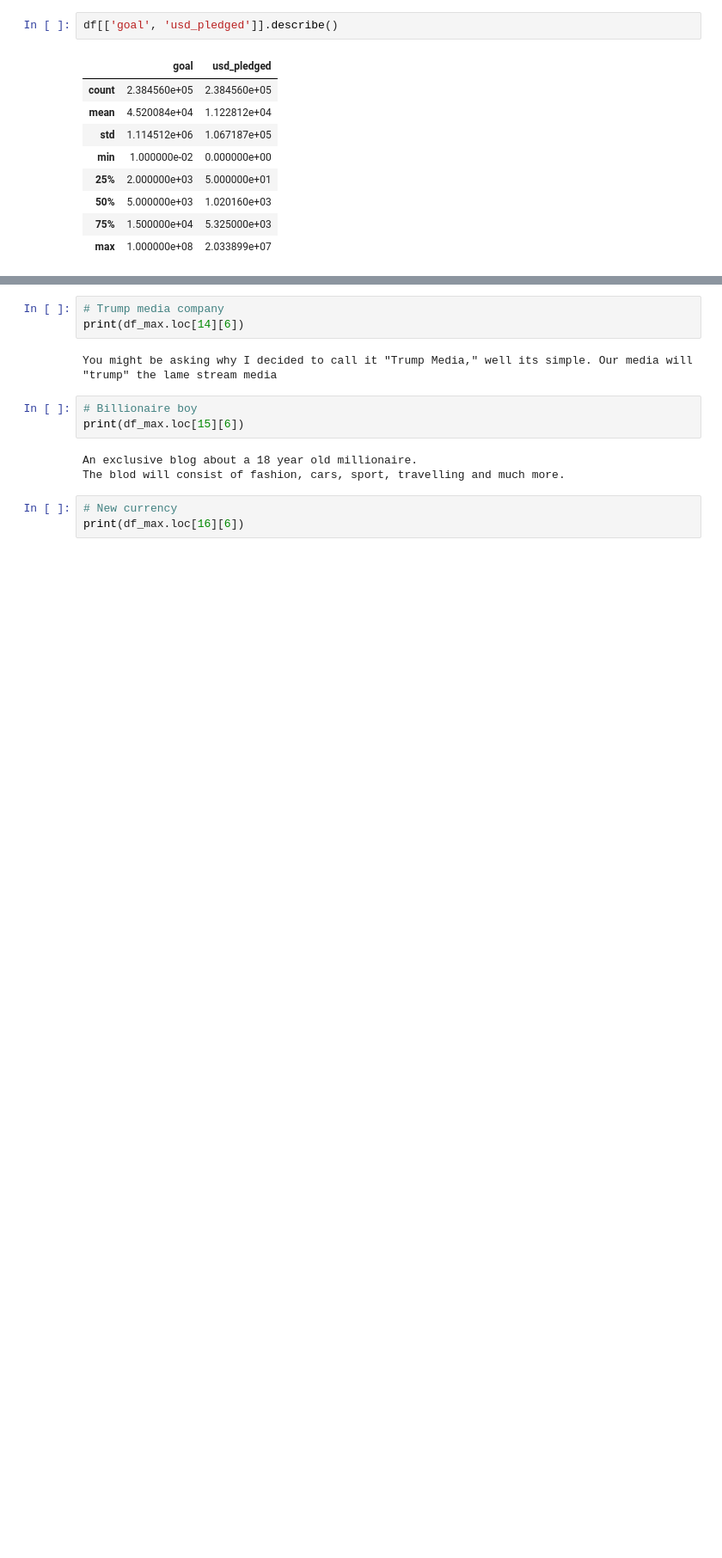
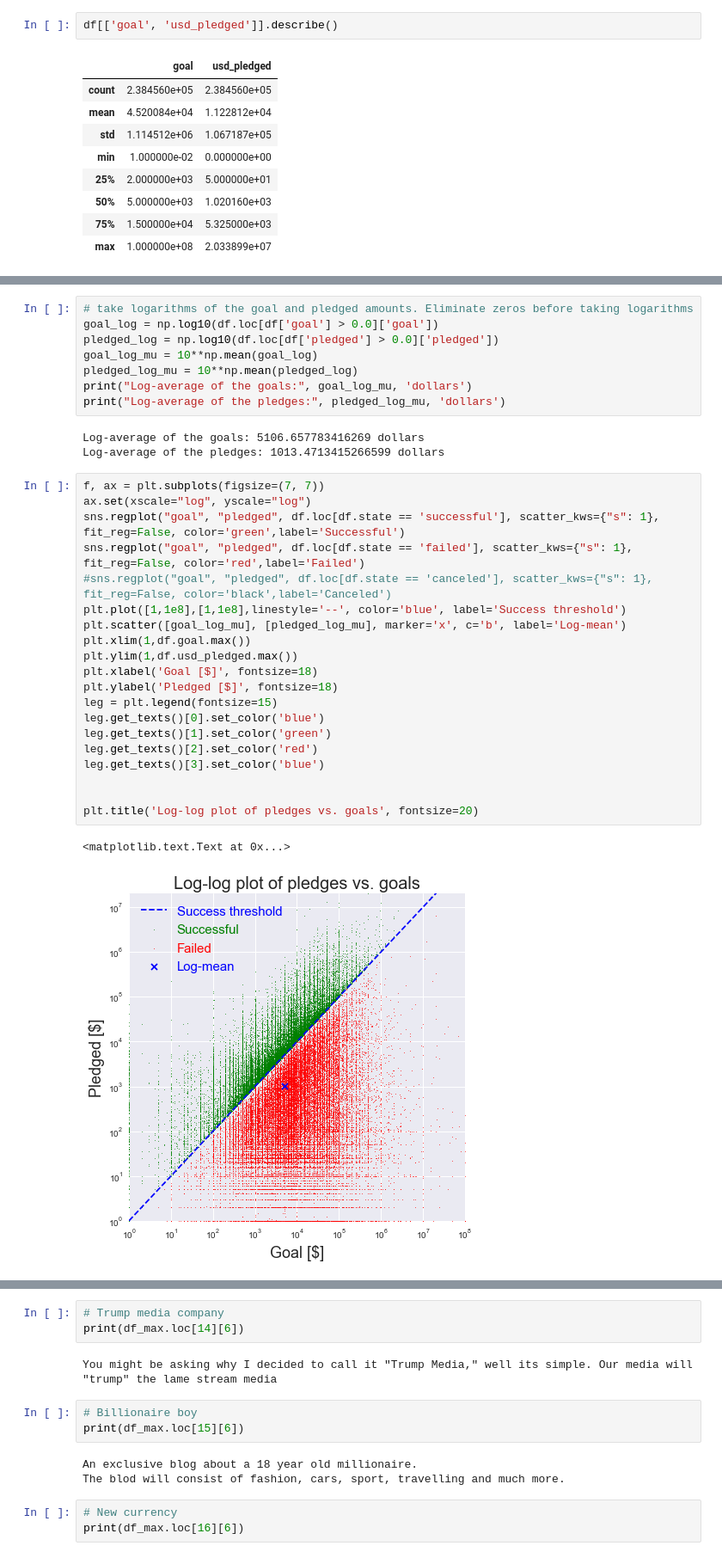
Before and after one commit to vlcekl/ds-crowdfunding, a Jupyter notebook: notebooks/st_kickstart.ipynb, the cells around one changed output, grey strips where cells are left out. Shown at 86% size. Saved outputs shown, nothing was run; the diff lists cells and outputs as text; blank space fills up the shorter version.

```diff
--- a/notebooks/st_kickstart.ipynb
+++ b/notebooks/st_kickstart.ipynb
@@ -72,0 +120,34 @@ df[['goal', 'usd_pledged']].describe()
+# %%
+# take logarithms of the goal and pledged amounts. Eliminate zeros before taking logarithms
+goal_log = np.log10(df.loc[df['goal'] > 0.0]['goal'])
+pledged_log = np.log10(df.loc[df['pledged'] > 0.0]['pledged'])
+goal_log_mu = 10**np.mean(goal_log)
+pledged_log_mu = 10**np.mean(pledged_log)
+print("Log-average of the goals:", goal_log_mu, 'dollars')
+print("Log-average of the pledges:", pledged_log_mu, 'dollars')
+# %% [output]
+Log-average of the goals: 5106.657783416269 dollars
+Log-average of the pledges: 1013.4713415266599 dollars
+# %%
+f, ax = plt.subplots(figsize=(7, 7))
+ax.set(xscale="log", yscale="log")
+sns.regplot("goal", "pledged", df.loc[df.state == 'successful'], scatter_kws={"s": 1}, fit_reg=False, color='green',label='Successful')
+sns.regplot("goal", "pledged", df.loc[df.state == 'failed'], scatter_kws={"s": 1}, fit_reg=False, color='red',label='Failed')
+#sns.regplot("goal", "pledged", df.loc[df.state == 'canceled'], scatter_kws={"s": 1}, fit_reg=False, color='black',label='Canceled')
+plt.plot([1,1e8],[1,1e8],linestyle='--', color='blue', label='Success threshold')
+plt.scatter([goal_log_mu], [pledged_log_mu], marker='x', c='b', label='Log-mean')
+plt.xlim(1,df.goal.max())
+plt.ylim(1,df.usd_pledged.max())
+plt.xlabel('Goal [$]', fontsize=18)
+plt.ylabel('Pledged [$]', fontsize=18)
+leg = plt.legend(fontsize=15)
+leg.get_texts()[0].set_color('blue')
+leg.get_texts()[1].set_color('green')
+leg.get_texts()[2].set_color('red')
+leg.get_texts()[3].set_color('blue')
+
+
+plt.title('Log-log plot of pledges vs. goals', fontsize=20)
+# %% [output]
+<matplotlib.text.Text at 0x...>
+[figure, added]
```
Also changed, not shown: parts of 70 cells of this notebook.
